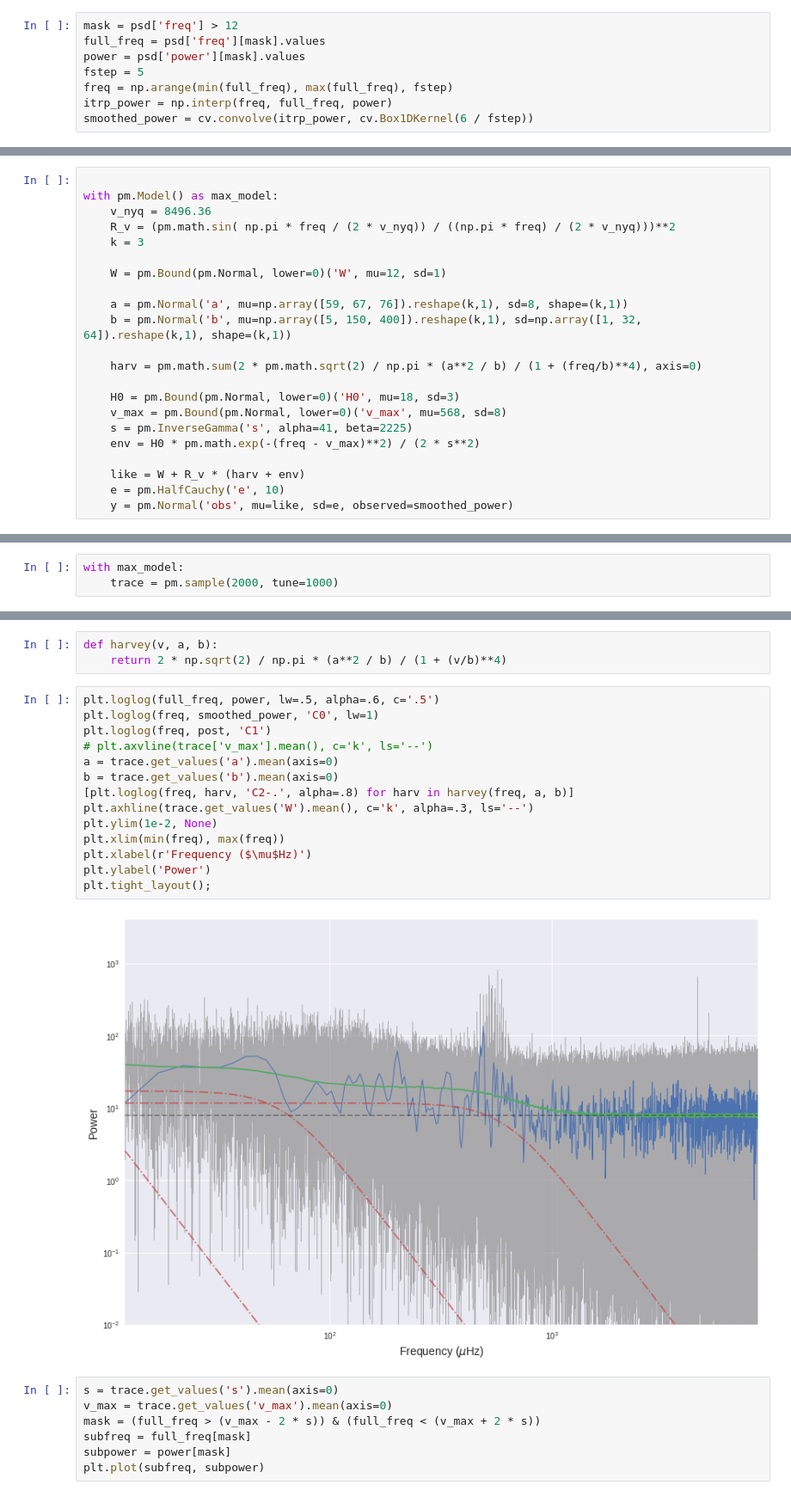
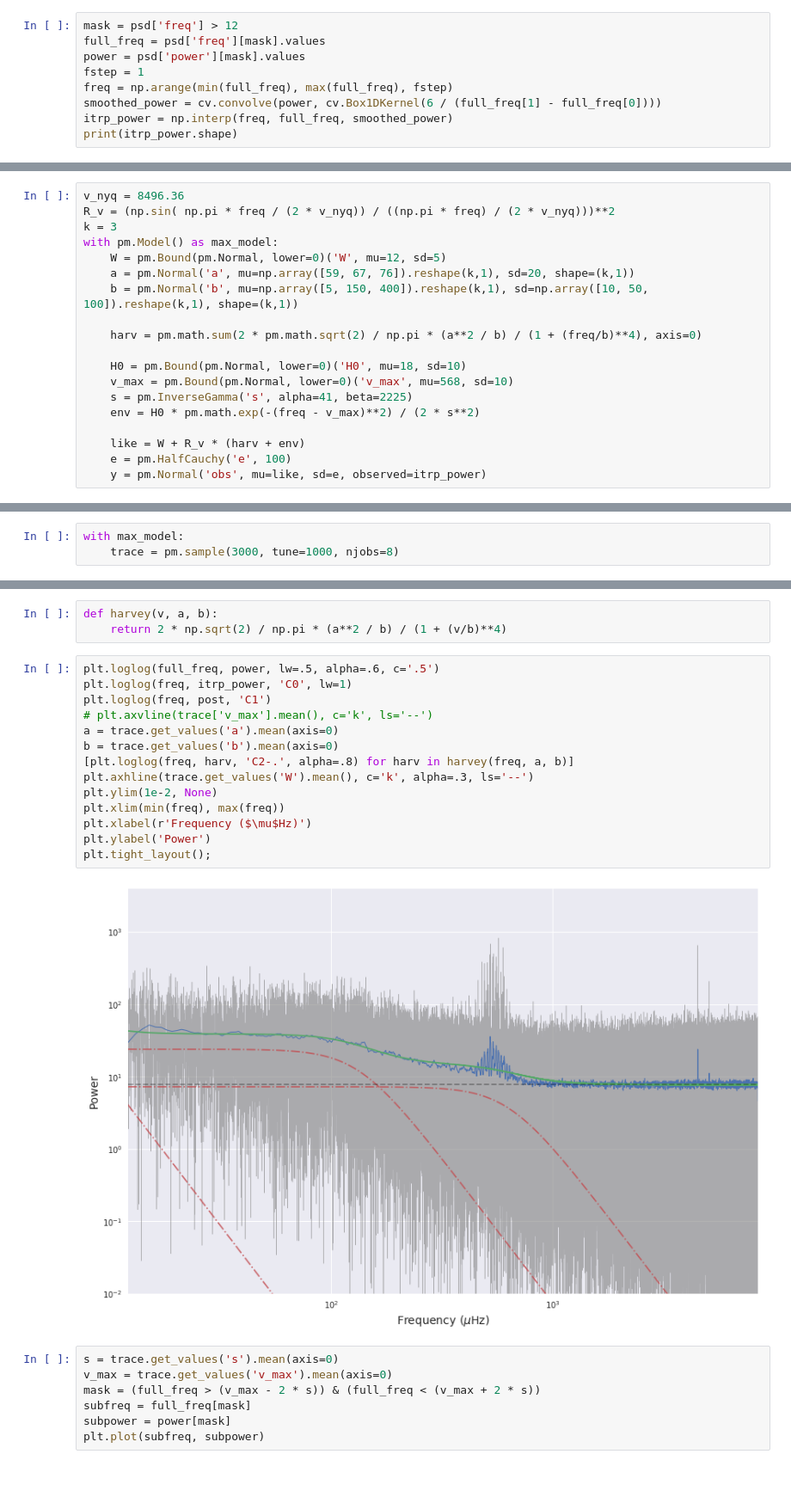
Before and after one commit to mileslucas/stat444, a Jupyter notebook: project/project.ipynb, the cells around one changed output, grey strips where cells are left out. Shown at 86% size. Cells and saved outputs as stored; diff of their text form.

```diff
--- a/project/project.ipynb
+++ b/project/project.ipynb
@@ -26,7 +26,8 @@ psd = pd.read_table('data/kplr007107778_kasoc-psd_slc_v1.pow', sep='\s+', commen
 mask = psd['freq'] > 12
 full_freq = psd['freq'][mask].values
 power = psd['power'][mask].values
-fstep = 5
+fstep = 1
 freq = np.arange(min(full_freq), max(full_freq), fstep)
-itrp_power = np.interp(freq, full_freq, power)
-smoothed_power = cv.convolve(itrp_power, cv.Box1DKernel(6 / fstep))
+smoothed_power = cv.convolve(power, cv.Box1DKernel(6 / (full_freq[1] - full_freq[0])))
+itrp_power = np.interp(freq, full_freq, smoothed_power)
+print(itrp_power.shape)
@@ -38,22 +41,19 @@ plt.loglog(freq, smoothed_power);
 # %%
-
+v_nyq = 8496.36
+R_v = (np.sin( np.pi * freq / (2 * v_nyq)) / ((np.pi * freq) / (2 * v_nyq)))**2
+k = 3
 with pm.Model() as max_model:
-    v_nyq = 8496.36
-    R_v = (pm.math.sin( np.pi * freq / (2 * v_nyq)) / ((np.pi * freq) / (2 * v_nyq)))**2
-    k = 3
-
-    W = pm.Bound(pm.Normal, lower=0)('W', mu=12, sd=1)
-
-    a = pm.Normal('a', mu=np.array([59, 67, 76]).reshape(k,1), sd=8, shape=(k,1))
-    b = pm.Normal('b', mu=np.array([5, 150, 400]).reshape(k,1), sd=np.array([1, 32, 64]).reshape(k,1), shape=(k,1))
+    W = pm.Bound(pm.Normal, lower=0)('W', mu=12, sd=5)
+    a = pm.Normal('a', mu=np.array([59, 67, 76]).reshape(k,1), sd=20, shape=(k,1))
+    b = pm.Normal('b', mu=np.array([5, 150, 400]).reshape(k,1), sd=np.array([10, 50, 100]).reshape(k,1), shape=(k,1))
 
     harv = pm.math.sum(2 * pm.math.sqrt(2) / np.pi * (a**2 / b) / (1 + (freq/b)**4), axis=0)
 
-    H0 = pm.Bound(pm.Normal, lower=0)('H0', mu=18, sd=3)
-    v_max = pm.Bound(pm.Normal, lower=0)('v_max', mu=568, sd=8)
+    H0 = pm.Bound(pm.Normal, lower=0)('H0', mu=18, sd=10)
+    v_max = pm.Bound(pm.Normal, lower=0)('v_max', mu=568, sd=10)
     s = pm.InverseGamma('s', alpha=41, beta=2225)
     env = H0 * pm.math.exp(-(freq - v_max)**2) / (2 * s**2)
 
     like = W + R_v * (harv + env)
-    e = pm.HalfCauchy('e', 10)
-    y = pm.Normal('obs', mu=like, sd=e, observed=smoothed_power)
+    e = pm.HalfCauchy('e', 100)
+    y = pm.Normal('obs', mu=like, sd=e, observed=itrp_power)
@@ -60,6 +71,6 @@ with pm.Model() as max_model:
 # %%
 with max_model:
-    trace = pm.sample(2000, tune=1000)
+    trace = pm.sample(3000, tune=1000, njobs=8)
 # %% [output]
 Auto-assigning NUTS sampler...
 Initializing NUTS using jitter+adapt_diag...
@@ -92,20 +230,20 @@ def harvey(v, a, b):
     return 2 * np.sqrt(2) / np.pi * (a**2 / b) / (1 + (v/b)**4)
 # %%
 plt.loglog(full_freq, power, lw=.5, alpha=.6, c='.5')
-plt.loglog(freq, smoothed_power, 'C0', lw=1)
+plt.loglog(freq, itrp_power, 'C0', lw=1)
 plt.loglog(freq, post, 'C1')
 # plt.axvline(trace['v_max'].mean(), c='k', ls='--')
 a = trace.get_values('a').mean(axis=0)
 b = trace.get_values('b').mean(axis=0)
 [plt.loglog(freq, harv, 'C2-.', alpha=.8) for harv in harvey(freq, a, b)]
 plt.axhline(trace.get_values('W').mean(), c='k', alpha=.3, ls='--')
 plt.ylim(1e-2, None)
 plt.xlim(min(freq), max(freq))
 plt.xlabel(r'Frequency ($\mu$Hz)')
 plt.ylabel('Power')
 plt.tight_layout();
 # %% [output]
-[figure, old version]
+[figure, new version]
 # %%
 s = trace.get_values('s').mean(axis=0)
 v_max = trace.get_values('v_max').mean(axis=0)
```
Also changed, not shown: parts of 8 cells of this notebook.
